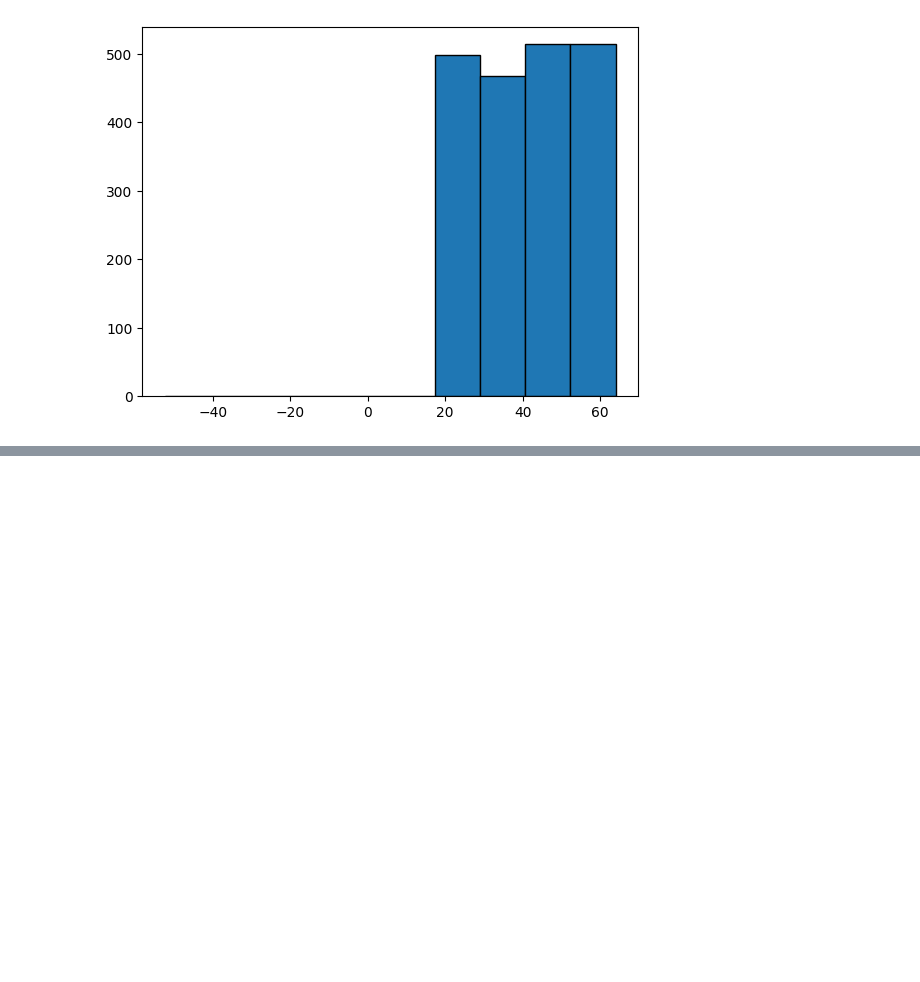
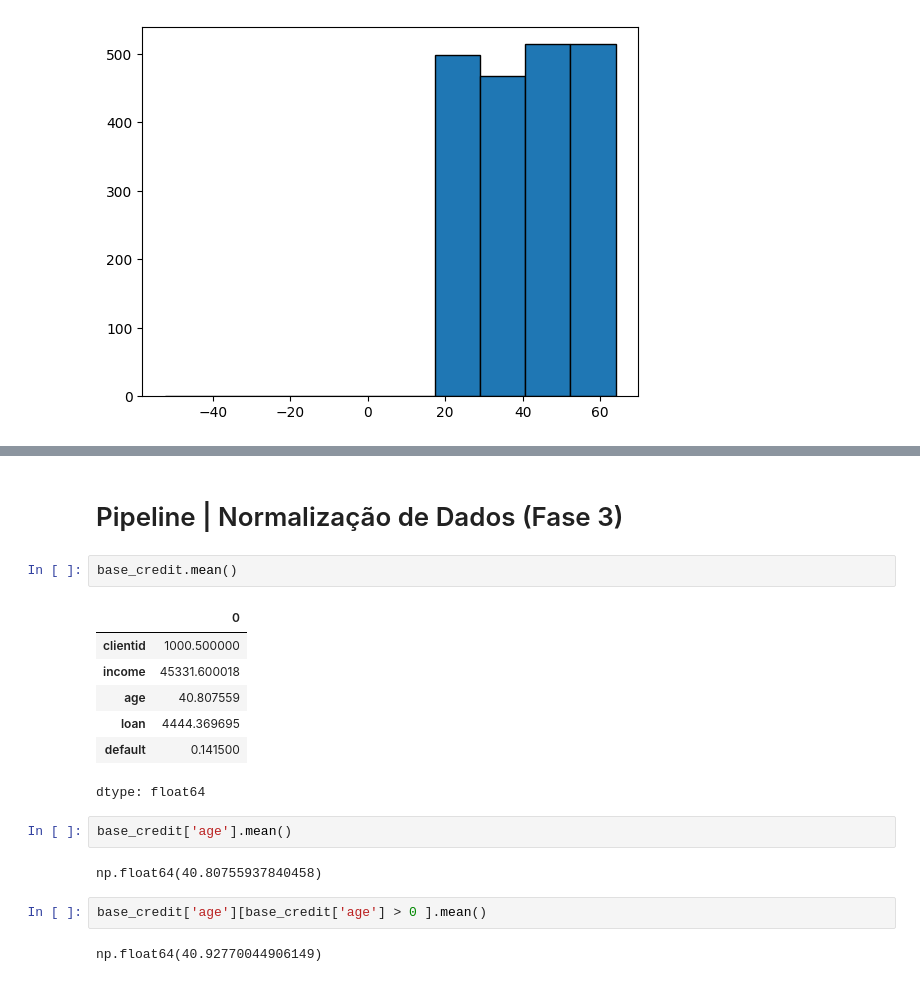
Before and after one commit to IsabelaNeves1/am-t4-s1a2026, a Jupyter notebook: aula0407_amt4.ipynb, the cells around one changed output, grey strips where cells are left out. Saved outputs shown, nothing was run; the diff lists cells and outputs as text; blank space fills up the shorter version.

```diff
--- a/aula0407_amt4.ipynb
+++ b/aula0407_amt4.ipynb
@@ -141,0 +142,20 @@ NameError: name 'px' is not defined
+# %% [markdown]
+# Pipeline | Normalização de Dados (Fase 3)
+# %%
+base_credit.mean()
+# %% [output]
+|  | 0 |
+| clientid | 1000.500000 |
+| income | 45331.600018 |
+| age | 40.807559 |
+| loan | 4444.369695 |
+| default | 0.141500 |
+dtype: float64
+# %%
+base_credit['age'].mean()
+# %% [output]
+np.float64(40.80755937840458)
+# %%
+base_credit['age'][base_credit['age'] > 0 ].mean()
+# %% [output]
+np.float64(40.92770044906149)
```
Also changed, not shown: parts of 2 cells of this notebook, 1 other file.
